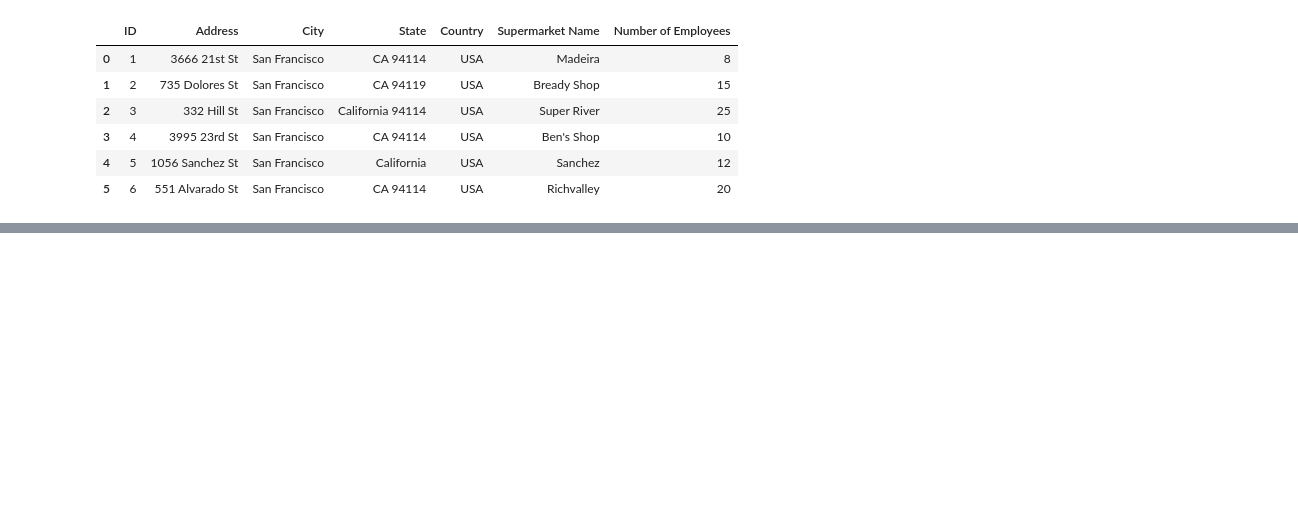
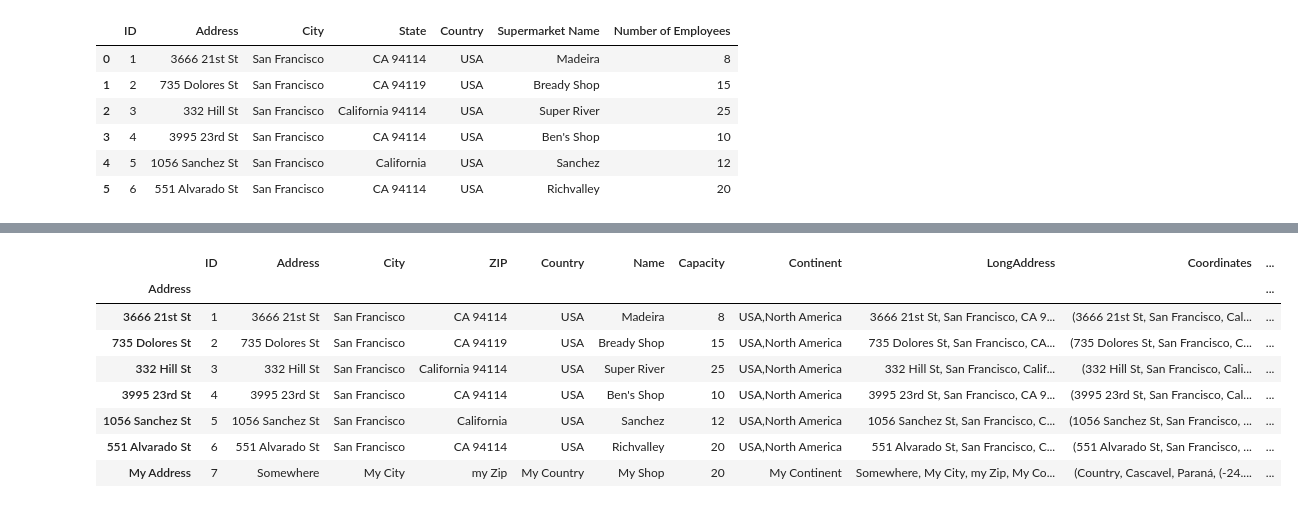
Before and after one commit to pjenkin/PythonTutorialPandasAndNumpy, a Jupyter notebook: supermarkets_csv.ipynb, the cells around one changed output, grey strips where cells are left out. Cells and saved outputs as stored; diff of their text form; code cells hidden in the pictures; blank space fills up the shorter version.

Commit message:
6-102:6-101 geocoding text file data using geopy/ArcGIS and Jupyter Notebook sheet

```diff
--- a/supermarkets_csv.ipynb
+++ b/supermarkets_csv.ipynb
@@ -64,0 +264,2 @@ dfexcel
+# %%
+dftext2 = dftext2_t.T
@@ -64,0 +284,2 @@ dfexcel
+# %%
+nom = ArcGIS()
@@ -64,0 +290,2 @@ dfexcel
+# %%
+dftext2['LongAddress']=dftext2['Address']+', '+ dftext2['City']+', '+ dftext2['ZIP']+', '+ dftext2['Country']; dftext2 # create geocodable address string
@@ -64,0 +302,3 @@ dfexcel
+# %%
+dftext2['Coordinates']=dftext2['LongAddress'].apply(nom.geocode)
+dftext2
@@ -64,0 +327,14 @@ dfexcel
+# %%
+dftext2['Latitude'] = dftext2['Coordinates'].apply(lambda x: x.latitude if x != None else None)   # unpack Location object from Coordinates field using lambda expression
+dftext2['Longitude'] = dftext2['Coordinates'].apply(lambda x: x.longitude if x != None else None);   # unpack Location object from Coordinates field using lambda expression
+dftext2
+# %% [output]
+|  | ID | Address | City | ZIP | Country | Name | Capacity | Continent | LongAddress | Coordinates | ... |
+| Address |  |  |  |  |  |  |  |  |  |  | ... |
+| 3666 21st St | 1 | 3666 21st St | San Francisco | CA 94114 | USA | Madeira | 8 | USA,North America | 3666 21st St, San Francisco, CA 9... | (3666 21st St, San Francisco, Cal... | ... |
+| 735 Dolores St | 2 | 735 Dolores St | San Francisco | CA 94119 | USA | Bready Shop | 15 | USA,North America | 735 Dolores St, San Francisco, CA... | (735 Dolores St, San Francisco, C... | ... |
+| 332 Hill St | 3 | 332 Hill St | San Francisco | California 94114 | USA | Super River | 25 | USA,North America | 332 Hill St, San Francisco, Calif... | (332 Hill St, San Francisco, Cali... | ... |
+| 3995 23rd St | 4 | 3995 23rd St | San Francisco | CA 94114 | USA | Ben's Shop | 10 | USA,North America | 3995 23rd St, San Francisco, CA 9... | (3995 23rd St, San Francisco, Cal... | ... |
+| 1056 Sanchez St | 5 | 1056 Sanchez St | San Francisco | California | USA | Sanchez | 12 | USA,North America | 1056 Sanchez St, San Francisco, C... | (1056 Sanchez St, San Francisco, ... | ... |
+| 551 Alvarado St | 6 | 551 Alvarado St | San Francisco | CA 94114 | USA | Richvalley | 20 | USA,North America | 551 Alvarado St, San Francisco, C... | (551 Alvarado St, San Francisco, ... | ... |
+| My Address | 7 | Somewhere | My City | my Zip | My Country | My Shop | 20 | My Continent | Somewhere, My City, my Zip, My Co... | (Country, Cascavel, Paraná, (-24.... | ... |
```
Also changed, not shown: parts of 36 cells of this notebook, 1 other file.
